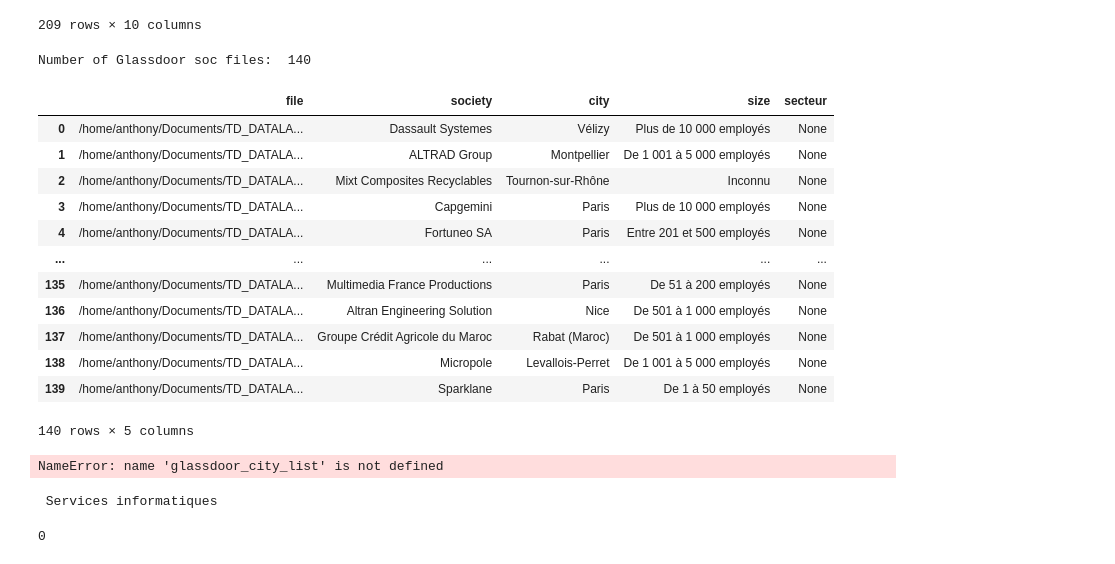
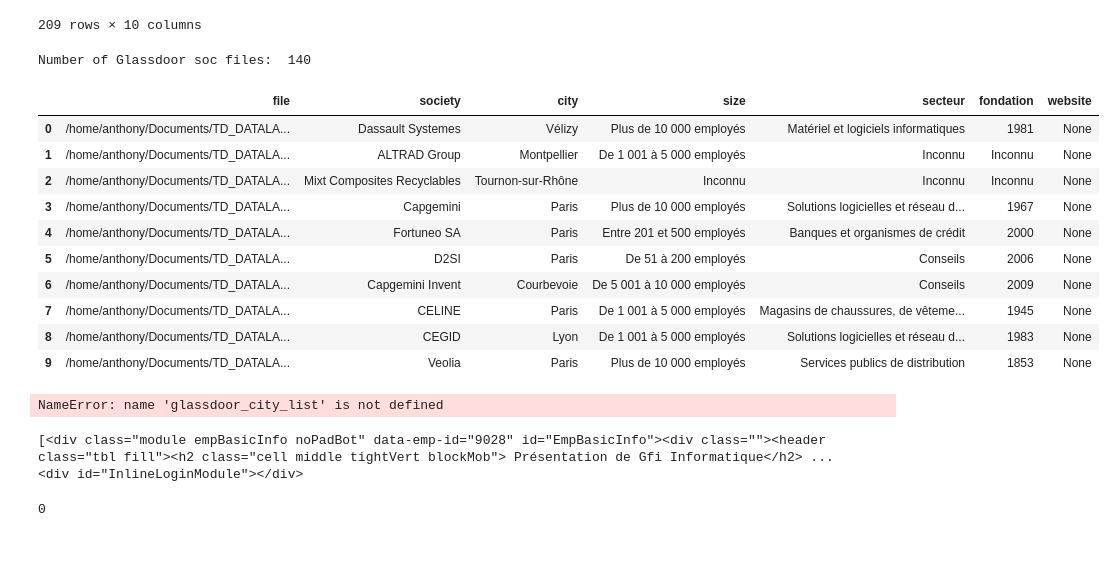
Before and after one commit to anthony-marais/TD_DATALAKE, a Jupyter notebook: DVLP/CODING/parse_info_html_file.ipynb, the cells around one changed output. Drawn from its saved outputs; the diff is of its cells as text; code cells hidden in the pictures.

```diff
--- a/DVLP/CODING/parse_info_html_file.ipynb
+++ b/DVLP/CODING/parse_info_html_file.ipynb
@@ -255,7 +255,8 @@ Number of Glassdoor avis files process:  209
 | 209 | /home/anthony/Documents/TD_DATALA... | Sopra Steria Recruitment | Oct 16, 2017 | Ambiance conviviale\nAvantages Mu... | Salaire\nNon augmentation\nDiscri... | Employé actuel | Employé anonyme | None | 4.0 | ... |
 209 rows × 10 columns
 # %%
-def GetDataGlassdoorSociety(metadate_file_name_path):#, curated_zone_glassdoor_soc_path):
+# , curated_zone_glassdoor_soc_path):
+def GetDataGlassdoorSociety(metadate_file_name_path):
     ''' Function to get data from html file where the file name contains a specific string (INFO) AND (LINKEDIN) '''
 
     """
@@ -272,7 +273,10 @@ def GetDataGlassdoorSociety(metadate_file_name_path):#, curated_zone_glassdoor_s
     glassdoor_soc_city_list = []
     glassdoor_soc_size_list = []
     glassdoor_secteur_list = []
-    columns_glassdoor_soc = ["file", "society", "city","size","secteur"]
+    glassdoor_fondation_list = []
+    glassdoor_soc_website_list = []
+    columns_glassdoor_soc = ["file", "society",
+                             "city", "size", "secteur", "fondation", "website"]
 
     print("\n")
 
@@ -281,13 +285,24 @@ def GetDataGlassdoorSociety(metadate_file_name_path):#, curated_zone_glassdoor_s
         with open(i, 'r', encoding="utf-8", errors="replace") as f:
             soup = bs(f, 'html.parser')
 
-            glassdoor_society_name = [i for i in soup.find_all('h1', attrs={'class': "strong tightAll"})[0]]
-            glassdoor_society_name_list.append(glassdoor_society_name[0].text)
-            glassdoor_soc_city_list.append(soup.find_all('div', attrs={'class': "infoEntity"})[1].span.text)
-            glassdoor_soc_size_list.append(soup.find_all('div', attrs={'class': "infoEntity"})[2].span.text)
-            glassdoor_secteur_list.append(soup.find(ext='Secteur'))#.findNext('span').text)
+            glassdoor_society_name = [i for i in soup.find_all(
+                'h1', attrs={'class': "strong tightAll"})[0]]
+            glassdoor_society_name_list.append(
+                glassdoor_society_name[0].string)
+            glassdoor_soc_city_list.append(soup.find_all(
+                'div', attrs={'class': "infoEntity"})[1].span.string)
+            glassdoor_soc_size_list.append(soup.find_all(
+                'div', attrs={'class': "infoEntity"})[2].span.string)
+            # .findNext('span').text)#.findNext('span').text)
+            glassdoor_secteur_list.append(
+                soup.find(string='Secteur').findNext('span').string if len(soup.find(string='Secteur').findNext('span').string) > 0 else "None")
 
-    data_glassdoor_soc = pd.DataFrame(list(zip(title_glassdoor_soc, glassdoor_society_name_list,glassdoor_soc_city_list,glassdoor_soc_size_list,glassdoor_secteur_list)), columns=columns_glassdoor_soc)
+            glassdoor_fondation_list.append(soup.find(string=['Fondé en', 'Créé en dans les années', 'existe depuis']).findNext('span').string
+                                            if len(soup.find(string=['Fondé en', 'Créé en dans les années', 'existe depuis']).findNext('span').string) > 0 else "None")
 
+            glassdoor_soc_website_list.append(re.sub(r'(.*)<h1 class=" strong tightAll" data-company="(.*)" title="">(.*)', r'\2', str(soup.find_all('div', attrs={'class': "infoEntity"})[0].string)) if len(soup.find_all('div', attrs={'class': "infoEntity"})) > 0 else "None")
+
+    data_glassdoor_soc = pd.DataFrame(list(zip(title_glassdoor_soc, glassdoor_society_name_list, glassdoor_soc_city_list,
+                                      glassdoor_soc_size_list, glassdoor_secteur_list, glassdoor_fondation_list, glassdoor_soc_website_list)), columns=columns_glassdoor_soc)
 
     return data_glassdoor_soc
@@ -437,20 +309,21 @@ def GetData(metadate_file_name_path, curated_zone_linkedin_emp_path, curated_zon
-# %%
-GetDataGlassdoorSociety(metadate_file_name_path)
-# %% [output]
-Number of Glassdoor soc files:  140
-|  | file | society | city | size | secteur |
-| 0 | /home/anthony/Documents/TD_DATALA... | Dassault Systemes | Vélizy | Plus de 10 000 employés | None |
-| 1 | /home/anthony/Documents/TD_DATALA... | ALTRAD Group | Montpellier | De 1 001 à 5 000 employés | None |
-| 2 | /home/anthony/Documents/TD_DATALA... | Mixt Composites Recyclables | Tournon-sur-Rhône | Inconnu | None |
-| 3 | /home/anthony/Documents/TD_DATALA... | Capgemini | Paris | Plus de 10 000 employés | None |
-| 4 | /home/anthony/Documents/TD_DATALA... | Fortuneo SA | Paris | Entre 201 et 500 employés | None |
-| ... | ... | ... | ... | ... | ... |
-| 135 | /home/anthony/Documents/TD_DATALA... | Multimedia France Productions | Paris | De 51 à 200 employés | None |
-| 136 | /home/anthony/Documents/TD_DATALA... | Altran Engineering Solution | Nice | De 501 à 1 000 employés | None |
-| 137 | /home/anthony/Documents/TD_DATALA... | Groupe Crédit Agricole du Maroc | Rabat (Maroc) | De 501 à 1 000 employés | None |
-| 138 | /home/anthony/Documents/TD_DATALA... | Micropole | Levallois-Perret | De 1 001 à 5 000 employés | None |
-| 139 | /home/anthony/Documents/TD_DATALA... | Sparklane | Paris | De 1 à 50 employés | None |
-140 rows × 5 columns
+# %%
+g_s = GetDataGlassdoorSociety(metadate_file_name_path)
+# %% [output]
+Number of Glassdoor soc files:  140
+# %%
+g_s.head(10)
+# %% [output]
+|  | file | society | city | size | secteur | fondation | website |
+| 0 | /home/anthony/Documents/TD_DATALA... | Dassault Systemes | Vélizy | Plus de 10 000 employés | Matériel et logiciels informatiques | 1981 | None |
+| 1 | /home/anthony/Documents/TD_DATALA... | ALTRAD Group | Montpellier | De 1 001 à 5 000 employés | Inconnu | Inconnu | None |
+| 2 | /home/anthony/Documents/TD_DATALA... | Mixt Composites Recyclables | Tournon-sur-Rhône | Inconnu | Inconnu | Inconnu | None |
+| 3 | /home/anthony/Documents/TD_DATALA... | Capgemini | Paris | Plus de 10 000 employés | Solutions logicielles et réseau d... | 1967 | None |
+| 4 | /home/anthony/Documents/TD_DATALA... | Fortuneo SA | Paris | Entre 201 et 500 employés | Banques et organismes de crédit | 2000 | None |
+| 5 | /home/anthony/Documents/TD_DATALA... | D2SI | Paris | De 51 à 200 employés | Conseils | 2006 | None |
+| 6 | /home/anthony/Documents/TD_DATALA... | Capgemini Invent | Courbevoie | De 5 001 à 10 000 employés | Conseils | 2009 | None |
+| 7 | /home/anthony/Documents/TD_DATALA... | CELINE | Paris | De 1 001 à 5 000 employés | Magasins de chaussures, de vêteme... | 1945 | None |
+| 8 | /home/anthony/Documents/TD_DATALA... | CEGID | Lyon | De 1 001 à 5 000 employés | Solutions logicielles et réseau d... | 1983 | None |
+| 9 | /home/anthony/Documents/TD_DATALA... | Veolia | Paris | Plus de 10 000 employés | Services publics de distribution | 1853 | None |
 # %%
 
             glassdoor_city_list.append(soup.find_all('div', attrs={'class': "infoEntity"})[1].span.text)
@@ -460,16 +333,21 @@ Number of Glassdoor soc files:  140
 # %% [output]
 NameError: name 'glassdoor_city_list' is not defined
 # %%
-with open("/home/virus/Documents/TD_DATALAKE/DATALAKE/1_LANDING_ZONE/GLASSDOOR/SOC/13778-INFO-SOC-GLASSDOOR-E9028_P1.html", 'r', encoding="utf-8",errors="replace") as f:
+with open("/home/anthony/Documents/TD_DATALAKE/DATALAKE/1_LANDING_ZONE/GLASSDOOR/SOC/13778-INFO-SOC-GLASSDOOR-E9028_P1.html", 'r', encoding="utf-8",errors="replace") as f:
 #    soup = bs(f, 'html.parser')
     soup = bs(f, 'html.parser')
 
-    list = []
 
-    myTest = soup.find(text='Secteur').findNext('span').text
+
+
+
+    myTest = soup.find_all('div', attrs={'id': "EmpBasicInfo"})
     print(myTest)
+    myTest2 = re.sub(r'(.*)data-full="(.*).<br/>(.*)', r'\2', str(myTest[0].find_all('div', attrs={'class': ""})[2]))
+    print(myTest2)
 # %% [output]
- Services informatiques
+[<div class="module empBasicInfo noPadBot" data-emp-id="9028" id="EmpBasicInfo"><div class=""><header class="tbl fill"><h2 class="cell middle tightVert blockMob"> Présentation de Gfi Informatique</h2> ...
+<div id="InlineLoginModule"></div>
 # %%
 a = ""
 print(len(a))
```
Also changed, not shown: parts of 2 cells of this notebook, 4 other files.
